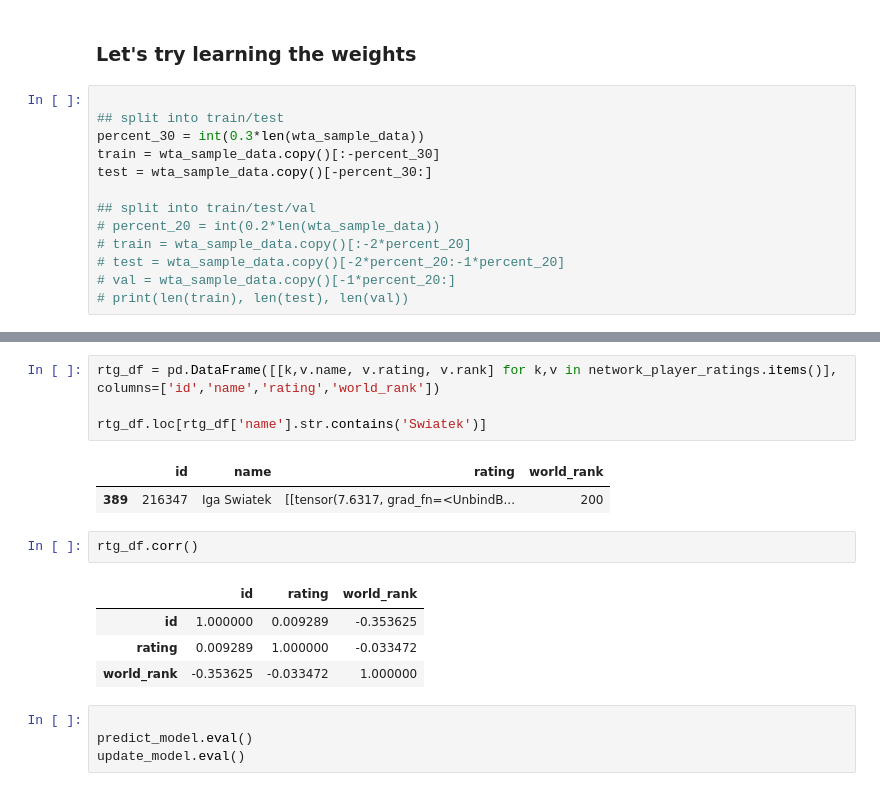
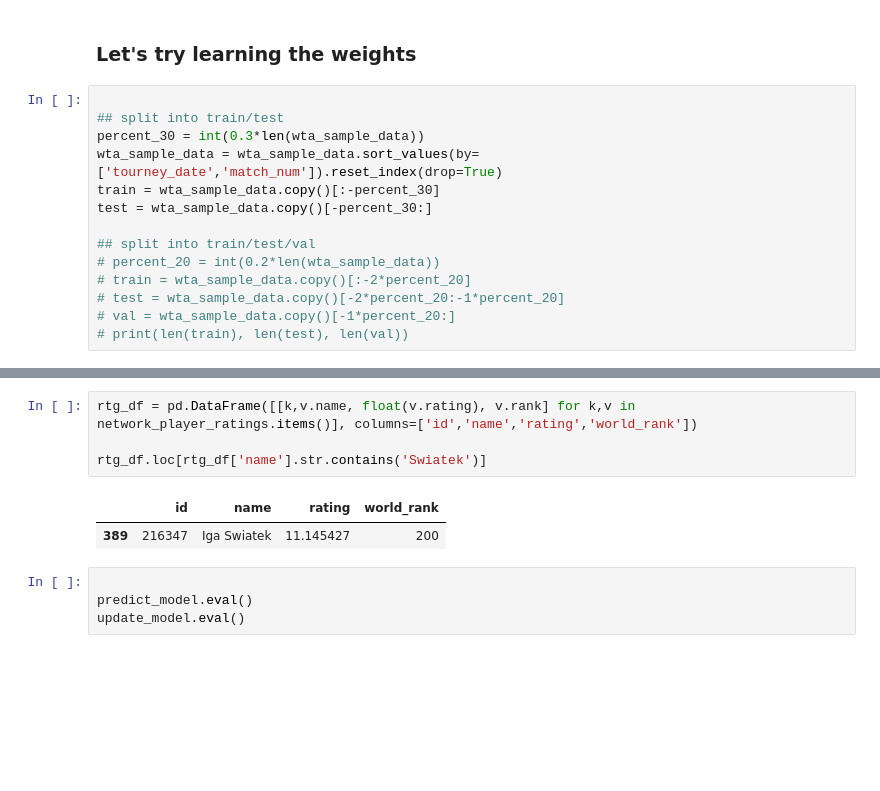
Before and after one commit to btatkinson/oddsmaker, a Jupyter notebook: medium/Rediscovering Classic Ratings Algorithms with Neural Networks.ipynb, the cells around one changed output, grey strips where cells are left out. Saved outputs shown, nothing was run; the diff lists cells and outputs as text; blank space fills up the shorter version.

```diff
--- a/medium/Rediscovering Classic Ratings Algorithms with Neural Networks.ipynb
+++ b/medium/Rediscovering Classic Ratings Algorithms with Neural Networks.ipynb
@@ -234,6 +236,7 @@ class NetworkNode(PlayerNode):
 
 ## split into train/test
 percent_30 = int(0.3*len(wta_sample_data))
+wta_sample_data = wta_sample_data.sort_values(by=['tourney_date','match_num']).reset_index(drop=True)
 train = wta_sample_data.copy()[:-percent_30]
 test = wta_sample_data.copy()[-percent_30:]
 
@@ -398,17 +452,10 @@ tensor([[-0.2199],
 # %%
-rtg_df = pd.DataFrame([[k,v.name, v.rating, v.rank] for k,v in network_player_ratings.items()], columns=['id','name','rating','world_rank'])
+rtg_df = pd.DataFrame([[k,v.name, float(v.rating), v.rank] for k,v in network_player_ratings.items()], columns=['id','name','rating','world_rank'])
 
 rtg_df.loc[rtg_df['name'].str.contains('Swiatek')]
 # %% [output]
 |  | id | name | rating | world_rank |
-| 389 | 216347 | Iga Swiatek | [[tensor(7.6317, grad_fn=<UnbindB... | 200 |
+| 389 | 216347 | Iga Swiatek | 11.145427 | 200 |
-# %%
-rtg_df.corr()
-# %% [output]
-|  | id | rating | world_rank |
-| id | 1.000000 | 0.009289 | -0.353625 |
-| rating | 0.009289 | 1.000000 | -0.033472 |
-| world_rank | -0.353625 | -0.033472 | 1.000000 |
 # %%
 
 predict_model.eval()
```
Also changed, not shown: parts of 44 cells of this notebook, 6 other files.
